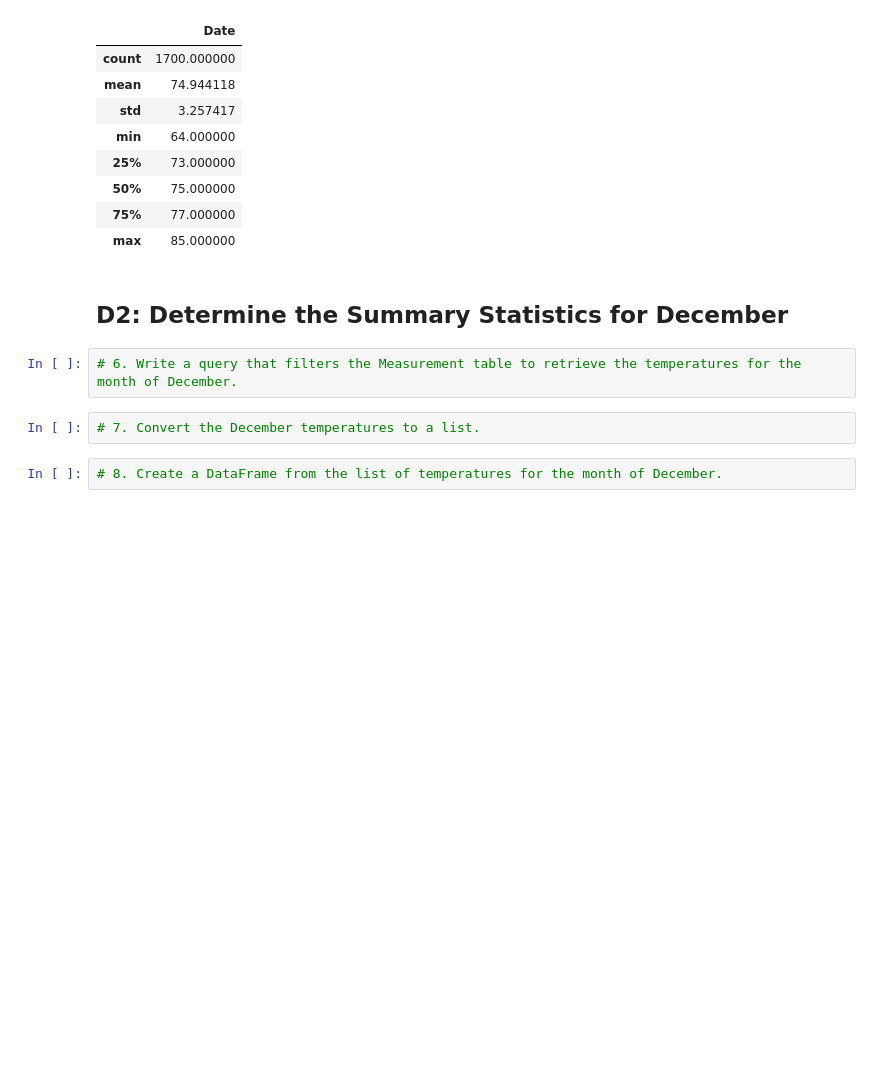
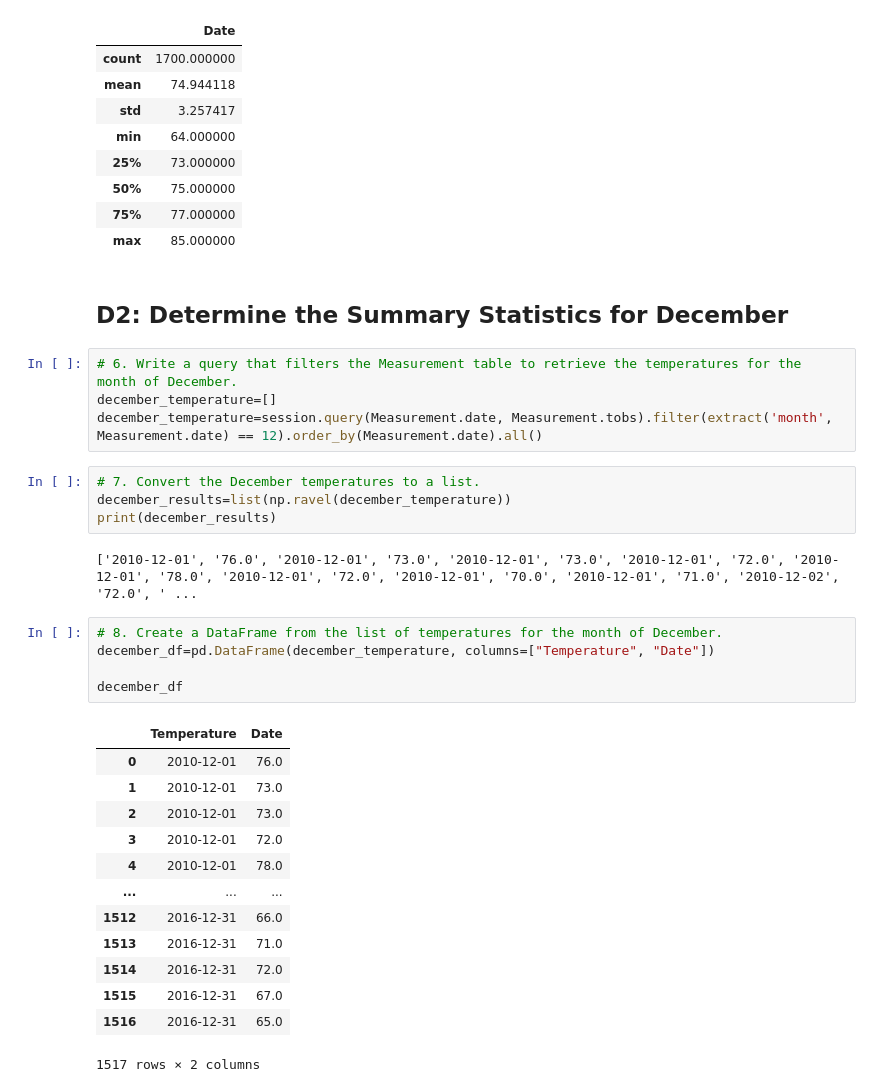
Before and after one commit to valeriajuareze/surfs-up-analysis-challenge, a Jupyter notebook: SurfsUp_Challenge.ipynb, the cells around one changed output. Drawn from its saved outputs; the diff is of its cells as text; blank space fills up the shorter version.

```diff
--- a/SurfsUp_Challenge.ipynb
+++ b/SurfsUp_Challenge.ipynb
@@ -73,9 +73,32 @@ june_df.describe()
 ## D2: Determine the Summary Statistics for December
 # %%
 # 6. Write a query that filters the Measurement table to retrieve the temperatures for the month of December.
+december_temperature=[]
+december_temperature=session.query(Measurement.date, Measurement.tobs).filter(extract('month', Measurement.date) == 12).order_by(Measurement.date).all()
 # %%
 # 7. Convert the December temperatures to a list.
+december_results=list(np.ravel(december_temperature))
+print(december_results)
+# %% [output]
+['2010-12-01', '76.0', '2010-12-01', '73.0', '2010-12-01', '73.0', '2010-12-01', '72.0', '2010-12-01', '78.0', '2010-12-01', '72.0', '2010-12-01', '70.0', '2010-12-01', '71.0', '2010-12-02', '72.0', ' ...
 # %%
 # 8. Create a DataFrame from the list of temperatures for the month of December.
+december_df=pd.DataFrame(december_temperature, columns=["Temperature", "Date"])
+
+december_df
+# %% [output]
+|  | Temperature | Date |
+| 0 | 2010-12-01 | 76.0 |
+| 1 | 2010-12-01 | 73.0 |
+| 2 | 2010-12-01 | 73.0 |
+| 3 | 2010-12-01 | 72.0 |
+| 4 | 2010-12-01 | 78.0 |
+| ... | ... | ... |
+| 1512 | 2016-12-31 | 66.0 |
+| 1513 | 2016-12-31 | 71.0 |
+| 1514 | 2016-12-31 | 72.0 |
+| 1515 | 2016-12-31 | 67.0 |
+| 1516 | 2016-12-31 | 65.0 |
+1517 rows × 2 columns
 # %%
 # 9. Calculate and print out the summary statistics for the Decemeber temperature DataFrame.
```
Also changed, not shown: parts of 2 cells of this notebook.
